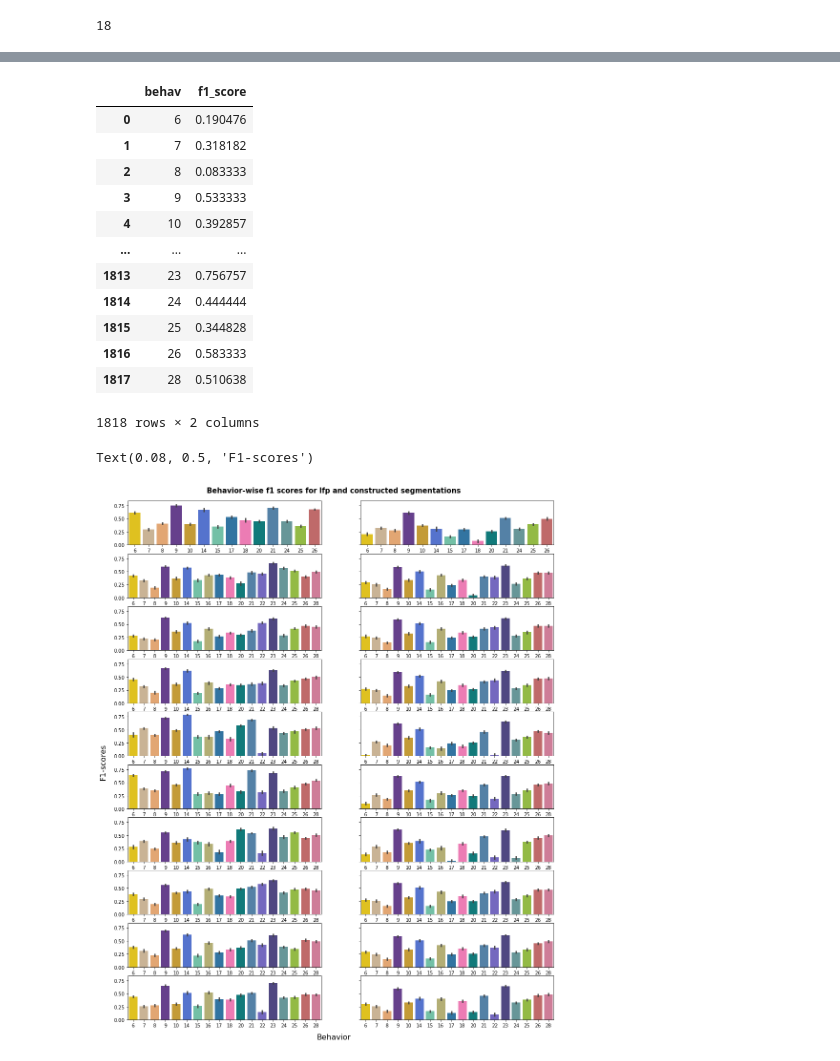
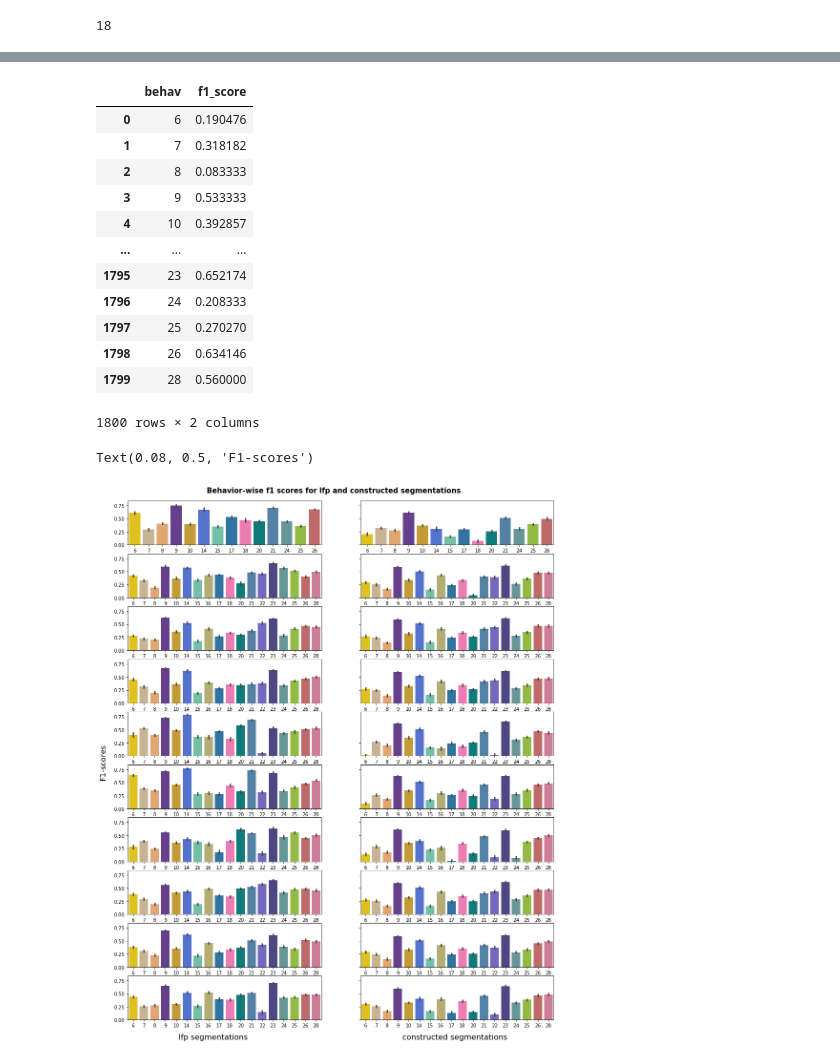
Before and after one commit to zhaizhongyuan/hmm_neural_decoding, a Jupyter notebook: notebooks/lfp_state_decoding/lfp_bp_welch_umap_hdbscan_rf/lfp_bp_welch_umap_hdbscan_rf_pipeline.ipynb, the cells around one changed output, grey strips where cells are left out. Drawn from its saved outputs; the diff is of its cells as text; code cells hidden in the pictures.

```diff
--- a/notebooks/lfp_state_decoding/lfp_bp_welch_umap_hdbscan_rf/lfp_bp_welch_umap_hdbscan_rf_pipeline.ipynb
+++ b/notebooks/lfp_state_decoding/lfp_bp_welch_umap_hdbscan_rf/lfp_bp_welch_umap_hdbscan_rf_pipeline.ipynb
@@ -329,3 +328,7 @@ pickle.dump(f1_score_struct_behav_arrs, open('f1_score_struct_behav_arrs.pkl', '
+# %%
+f1_score_state_behav_arrs = pickle.load(open('f1_score_state_behav_arrs.pkl', 'rb'))
+f1_score_struct_behav_arrs = pickle.load(open('f1_score_struct_behav_arrs.pkl', 'rb'))
+uiq_y_arr = pickle.load(open('uiq_y_arr.pkl', 'rb'))
 # %%
 # loop all lfp states
 for i in range(len(np.unique(predict_naive))):
@@ -396,24 +411,25 @@ struct_df
 | 3 | 9 | 0.533333 |
 | 4 | 10 | 0.392857 |
 | ... | ... | ... |
-| 1813 | 23 | 0.756757 |
-| 1814 | 24 | 0.444444 |
-| 1815 | 25 | 0.344828 |
-| 1816 | 26 | 0.583333 |
-| 1817 | 28 | 0.510638 |
+| 1795 | 23 | 0.652174 |
+| 1796 | 24 | 0.208333 |
+| 1797 | 25 | 0.270270 |
+| 1798 | 26 | 0.634146 |
+| 1799 | 28 | 0.560000 |
-1818 rows × 2 columns
+1800 rows × 2 columns
 # %%
 rows = len(np.unique(predict_naive))
 cols = 2
 fig, ax = plt.subplots(rows, cols, figsize=(16, 20), sharey=True)
 for i in range(rows):
-    state_plt = sns.barplot(data=state_dfs[i], x="behav", y="f1_score", ax=ax[i][0], palette = cmap_all[uiq_y_arr[i]], width=0.6)
+    state_plt = sns.barplot(data=state_dfs[i], x="behav", y="f1_score", ax=ax[i][0], palette = cmap_all[uiq_y_arr[i]])
     state_plt.set(xlabel=None, ylabel=None)
-    struct_plt = sns.barplot(data=struct_dfs[i], x="behav", y="f1_score", ax=ax[i][1], palette = cmap_all[uiq_y_arr[i]], width=0.6)
+    struct_plt = sns.barplot(data=struct_dfs[i], x="behav", y="f1_score", ax=ax[i][1], palette = cmap_all[uiq_y_arr[i]])
     struct_plt.set(xlabel=None, ylabel=None)
 fig.suptitle('Behavior-wise f1 scores for lfp and constructed segmentations', fontweight='bold', y=0.9, fontsize=15)
-fig.text(0.5, 0.1, 'Behavior', ha='center', va='center', fontsize=16)
+fig.text(0.28, 0.1, 'lfp segmentations', ha='center', va='center', fontsize=16)
+fig.text(0.72, 0.1, 'constructed segmentations', ha='center', va='center', fontsize=16)
 fig.text(0.08, 0.5, 'F1-scores', ha='center', va='center', rotation='vertical', fontsize=16)
 # %% [output]
 Text(0.08, 0.5, 'F1-scores')
-[figure, old version]
+[figure, new version]
```
Also changed, not shown: parts of 14 cells of this notebook, 5 other files.
